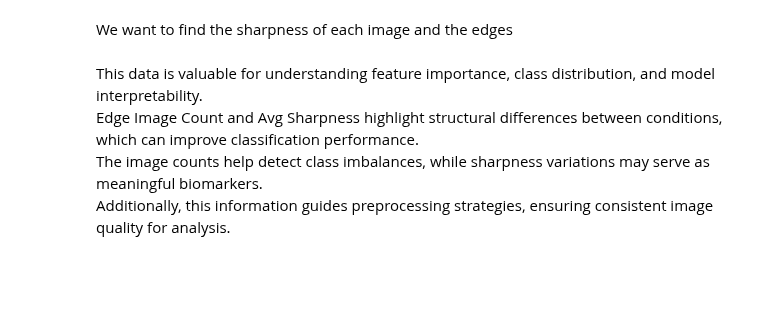
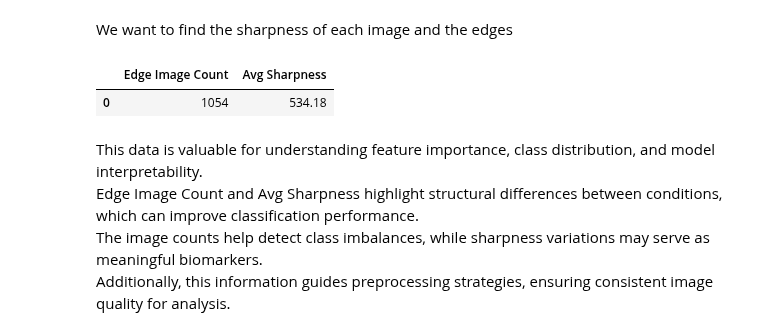
Before and after one commit to ofir-paz/Openu-DS-Workshop, a Jupyter notebook: workshop.ipynb, the cells around one changed output. Cells and saved outputs as stored; diff of their text form; code cells hidden in the pictures; blank space fills up the shorter version.

```diff
--- a/workshop.ipynb
+++ b/workshop.ipynb
@@ -1637,33 +1608,27 @@ By analyzing their correlation, it is possible to identify inconsistencies in sc
 # %% [markdown]
 We want to find the sharpness of each image and the edges
 # %%
-merged_edges = merge_conditions(edges_per_condition)
-merged_sharpness = merge_conditions(sharpness_values_per_condition)
-
 def print_formatted_data() -> pd.DataFrame:
     data_rows = []
 
-    for condition in merged_brightness.keys():
-        mean_sharpness = np.mean(merged_sharpness[condition]) if merged_sharpness[condition] else 0
+    edge_count = len(edges_per_p)
+    overall_sharpness_mean = np.mean(sharpness_values_per_p) if sharpness_values_per_p else 0
 
-        # Count the number of edge-detected images
-        edge_count = len(merged_edges[condition])
-
-        data_rows.append([
-            condition,
-            edge_count,
-            round(mean_sharpness, 2),
-        ])
+    data_rows.append([
+        edge_count,
+        round(overall_sharpness_mean, 2),
+    ])
 
     df = pd.DataFrame(data_rows, columns=[
-        "Condition",
         "Edge Image Count",
         "Avg Sharpness"
     ])
-
     return df
 
 print_formatted_data()
+# %% [output]
+|  | Edge Image Count | Avg Sharpness |
+| 0 | 1054 | 534.18 |
 # %% [markdown]
 This data is valuable for understanding feature importance, class distribution, and model interpretability.
 Edge Image Count and Avg Sharpness highlight structural differences between conditions, which can improve classification performance.
```
Also changed, not shown: parts of 19 cells of this notebook, 1 other file.
